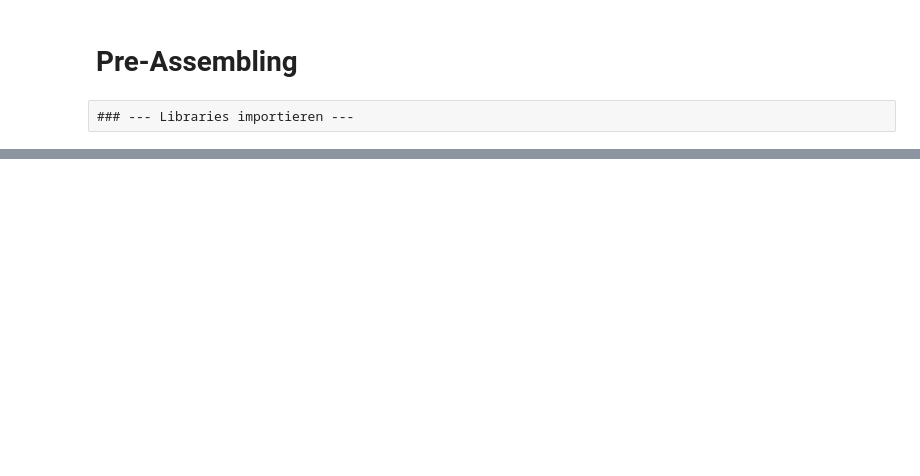
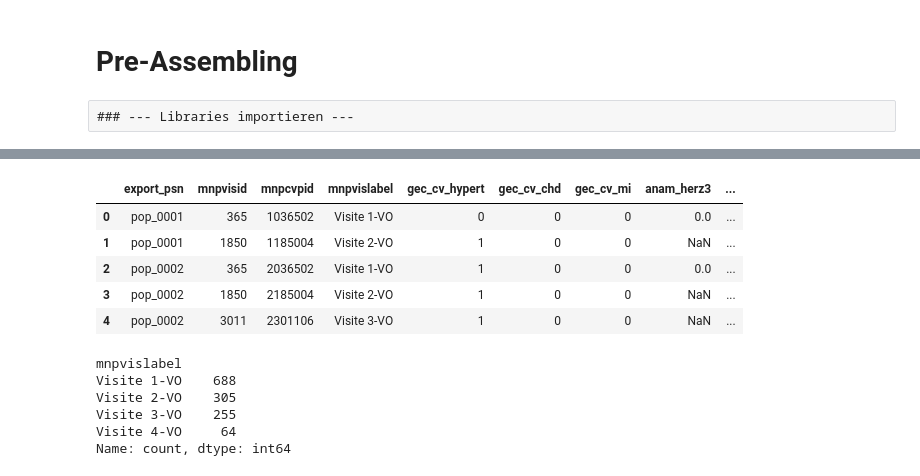
Before and after one commit to dlnija/ScRNA-analysis, a Jupyter notebook: 0_Preassembling.ipynb, the cells around one changed output, grey strips where cells are left out. Drawn from its saved outputs; the diff is of its cells as text; code cells hidden in the pictures; blank space fills up the shorter version.

```diff
--- a/0_Preassembling.ipynb
+++ b/0_Preassembling.ipynb
@@ -97,0 +175,19 @@ features.to_csv("/mnt/workspace_stud/stud11/ScRNA-analysis/variables.tsv", sep="
+# %%
+meta_val = pd.read_csv(file_path_meta_val, decimal=",", sep="\t")
+meta_val.head()
+# %% [output]
+|  | export_psn | mnpvisid | mnpcvpid | mnpvislabel | gec_cv_hypert | gec_cv_chd | gec_cv_mi | anam_herz3 | ... |
+| 0 | pop_0001 | 365 | 1036502 | Visite 1-VO | 0 | 0 | 0 | 0.0 | ... |
+| 1 | pop_0001 | 1850 | 1185004 | Visite 2-VO | 1 | 0 | 0 | NaN | ... |
+| 2 | pop_0002 | 365 | 2036502 | Visite 1-VO | 1 | 0 | 0 | 0.0 | ... |
+| 3 | pop_0002 | 1850 | 2185004 | Visite 2-VO | 1 | 0 | 0 | NaN | ... |
+| 4 | pop_0002 | 3011 | 2301106 | Visite 3-VO | 1 | 0 | 0 | NaN | ... |
+# %%
+meta_val["mnpvislabel"].value_counts()
+# %% [output]
+mnpvislabel
+Visite 1-VO    688
+Visite 2-VO    305
+Visite 3-VO    255
+Visite 4-VO     64
+Name: count, dtype: int64
```
Also changed, not shown: parts of 37 cells of this notebook.
